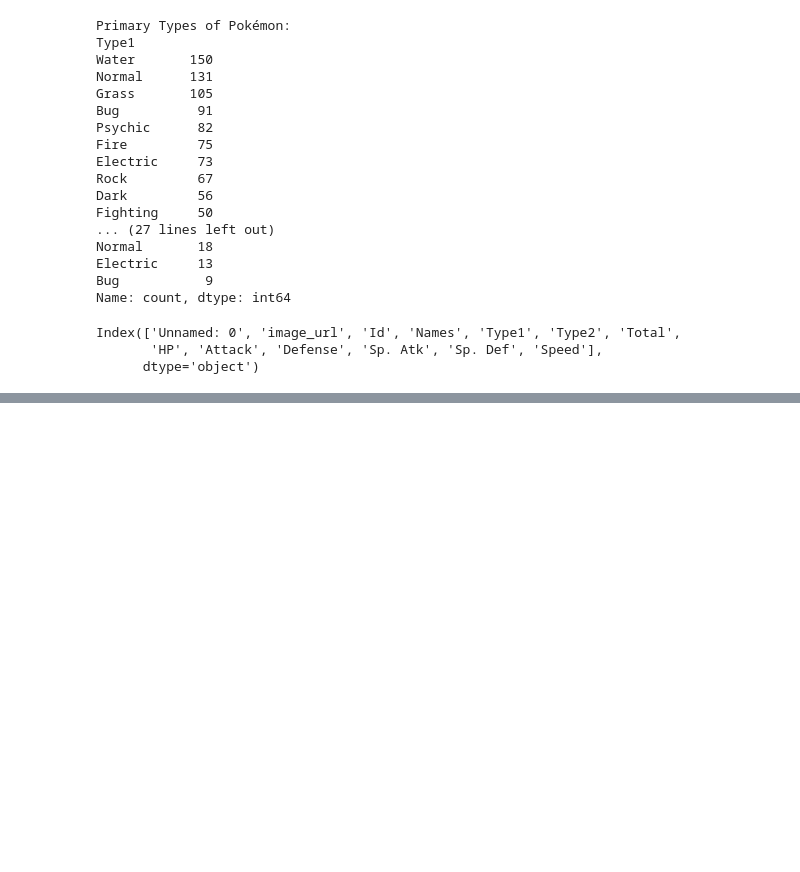
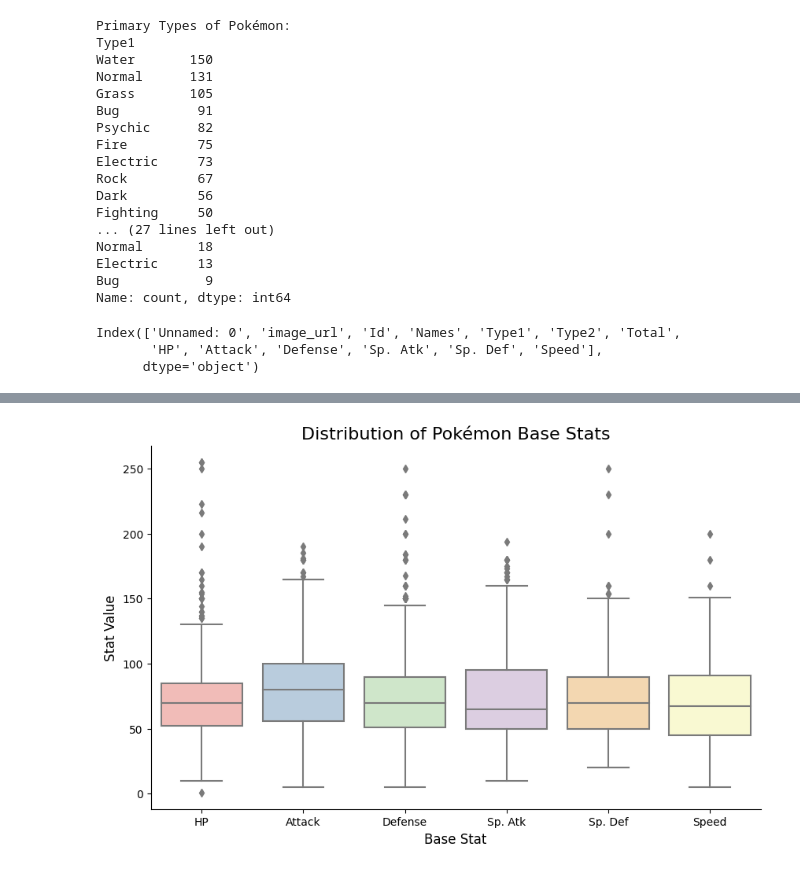
Before and after one commit to jerrymusaga/pokemon, a Jupyter notebook: pokemon.ipynb, the cells around one changed output, grey strips where cells are left out. Drawn from its saved outputs; the diff is of its cells as text; code cells hidden in the pictures; blank space fills up the shorter version.

Commit message:
plot the base stats of the distribution with a more detailed visual

```diff
--- a/pokemon.ipynb
+++ b/pokemon.ipynb
@@ -177,0 +178,24 @@ plt.show()
+# %%
+# Create a figure with a larger size
+plt.figure(figsize=(10, 6))
+
+# Customize the box plot
+sns.boxplot(data=base_stats, palette='Pastel1')
+
+# Add title and axis labels
+plt.title('Distribution of Pokémon Base Stats', fontsize=16)
+plt.xlabel('Base Stat', fontsize=12)
+plt.ylabel('Stat Value', fontsize=12)
+
+# Customize the tick labels
+plt.xticks(fontsize=10)
+plt.yticks(fontsize=10)
+
+# Remove the top and right spines
+plt.gca().spines['top'].set_visible(False)
+plt.gca().spines['right'].set_visible(False)
+
+# Show the plot
+plt.show()
+# %% [output]
+[figure, added]
```
Also changed, not shown: parts of 4 cells of this notebook.
